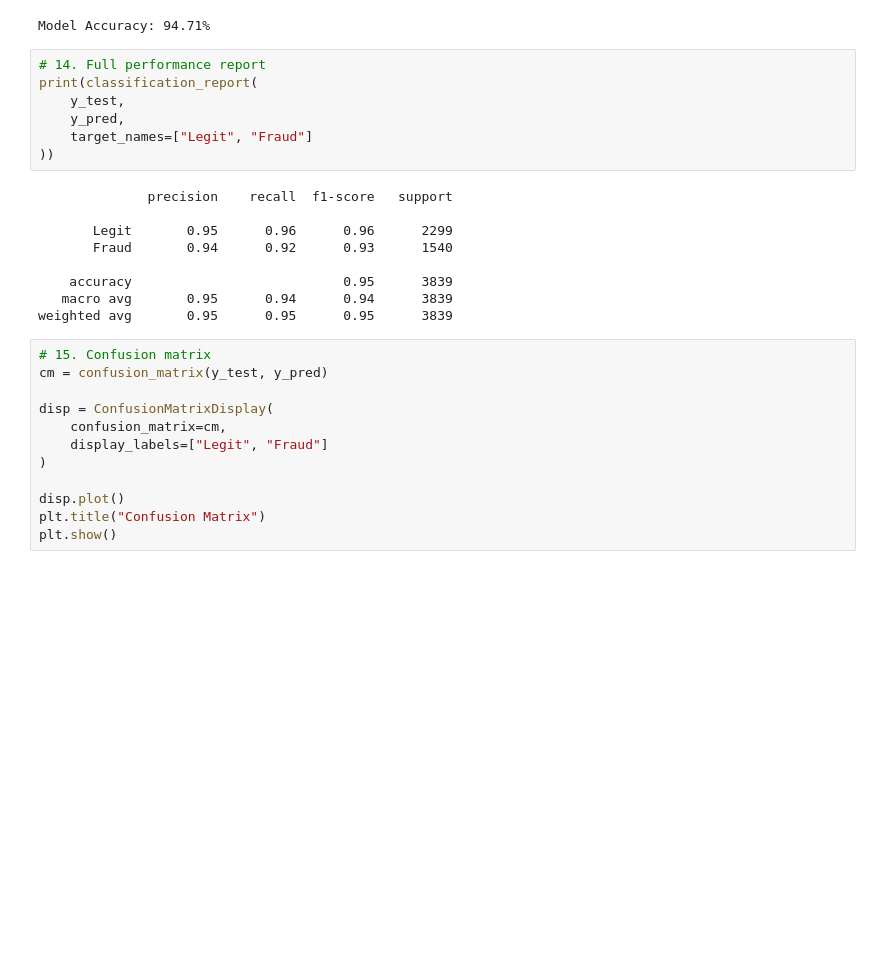
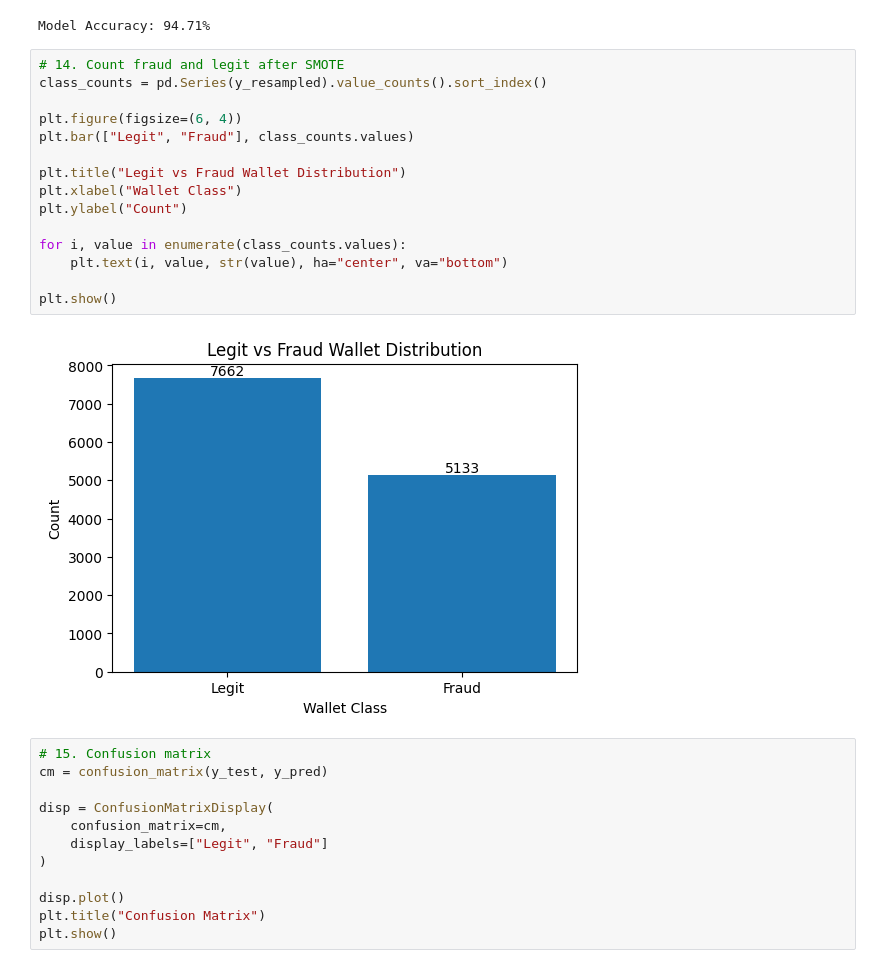
Before and after one commit to anasrazaofficial/rug-pull-detector-ml, a Jupyter notebook: train-model.ipynb, the cells around one changed output. Drawn from its saved outputs; the diff is of its cells as text; blank space fills up the shorter version.

```diff
--- a/train-model.ipynb
+++ b/train-model.ipynb
@@ -96,21 +97,22 @@ print(f"Model Accuracy: {accuracy * 100:.2f}%")
 # %% [output]
 Model Accuracy: 94.71%
 # %%
-# 14. Full performance report
-print(classification_report(
-    y_test,
-    y_pred,
-    target_names=["Legit", "Fraud"]
-))
+# 14. Count fraud and legit after SMOTE
+class_counts = pd.Series(y_resampled).value_counts().sort_index()
+
+plt.figure(figsize=(6, 4))
+plt.bar(["Legit", "Fraud"], class_counts.values)
+
+plt.title("Legit vs Fraud Wallet Distribution")
+plt.xlabel("Wallet Class")
+plt.ylabel("Count")
+
+for i, value in enumerate(class_counts.values):
+    plt.text(i, value, str(value), ha="center", va="bottom")
+
+plt.show()
 # %% [output]
-              precision    recall  f1-score   support
-
-       Legit       0.95      0.96      0.96      2299
-       Fraud       0.94      0.92      0.93      1540
-
-    accuracy                           0.95      3839
-   macro avg       0.95      0.94      0.94      3839
-weighted avg       0.95      0.95      0.95      3839
+[figure, added]
 # %%
 # 15. Confusion matrix
 cm = confusion_matrix(y_test, y_pred)
```
Also changed, not shown: parts of 5 cells of this notebook.
